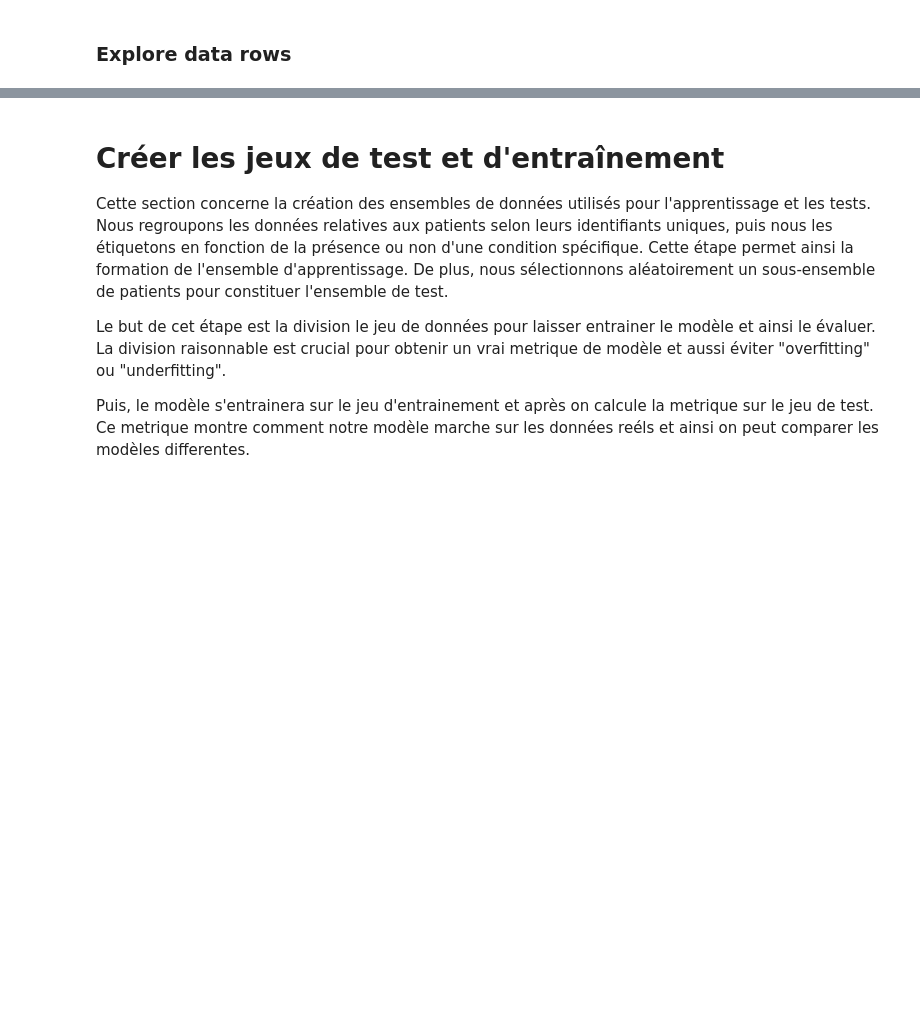
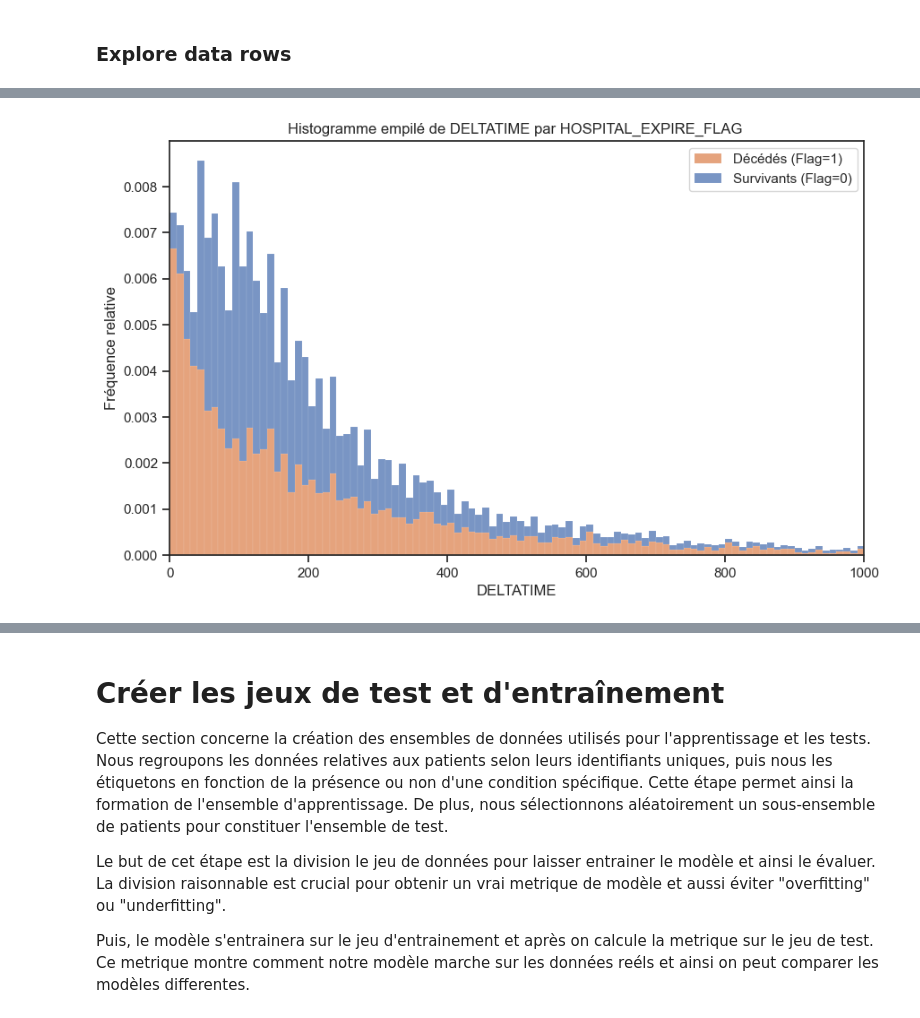
Before and after one commit to Krrcharles/Prediction-conforme-pour-les-donnees--analysee-par-Transformers, a Jupyter notebook: Code_stuart.ipynb, the cells around one changed output, grey strips where cells are left out. Cells and saved outputs as stored; diff of their text form; code cells hidden in the pictures; blank space fills up the shorter version.

```diff
--- a/Code_stuart.ipynb
+++ b/Code_stuart.ipynb
@@ -134,0 +227,17 @@ adm = adm[adm["SUBJECT_ID"].isin(data["SUBJECT_ID"].unique())]
+# %%
+df =  adm
+# Réglage du style (optionnel)
+sns.set(style='ticks')
+
+# Création de l'histogramme empilé avec Seaborn
+plt.figure(figsize=(10, 6))
+histogram = sns.histplot(data=df, x='DELTATIME', hue='HOSPITAL_EXPIRE_FLAG', binwidth=10, kde=False, stat='density', common_norm=False, multiple='stack', element="bars", palette="deep")
+
+plt.xlabel('DELTATIME')
+plt.xlim(left = 0, right=1000)
+plt.ylabel('Fréquence relative')
+plt.title('Histogramme empilé de DELTATIME par HOSPITAL_EXPIRE_FLAG ')
+plt.legend(['Décédés (Flag=1)', 'Survivants (Flag=0)'])
+plt.show()
+# %% [output]
+[figure, added]
```
Also changed, not shown: parts of 11 cells of this notebook, 1 other file.
